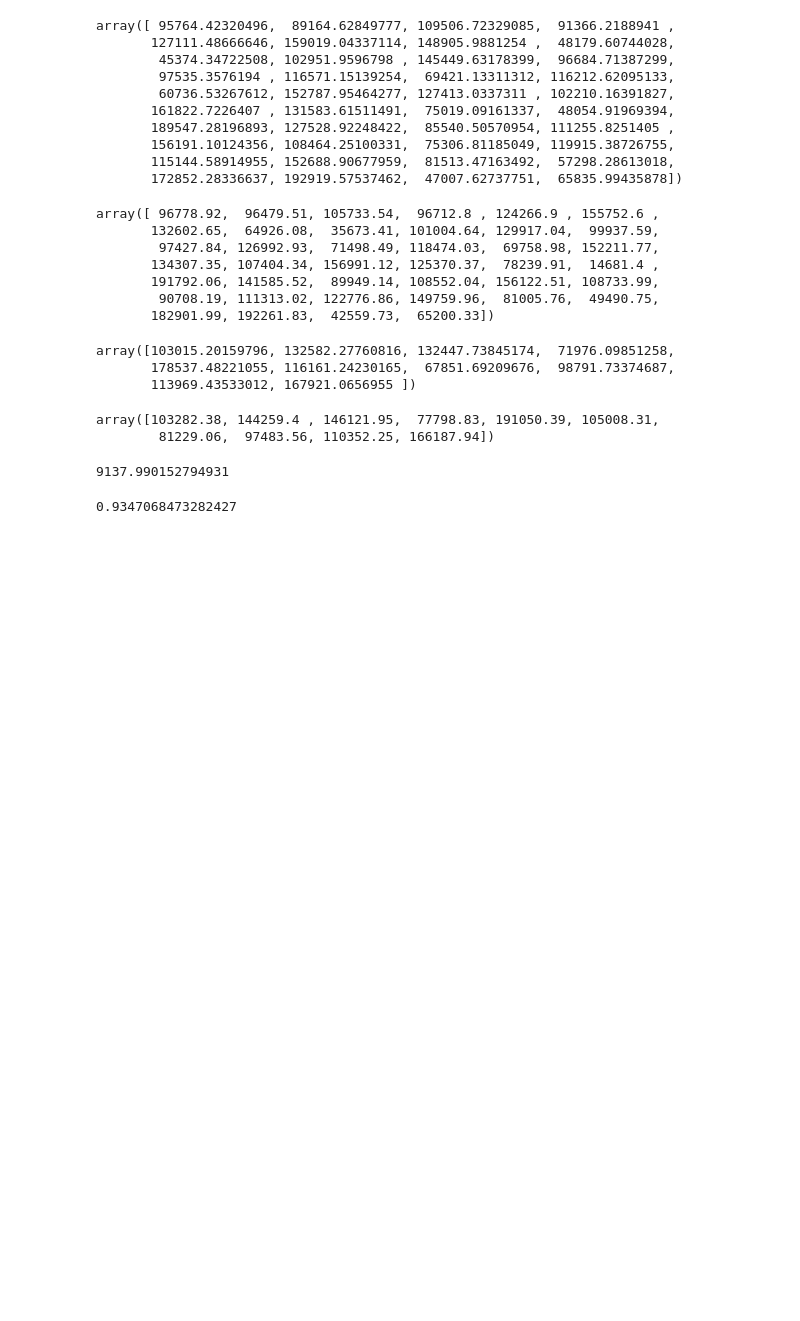
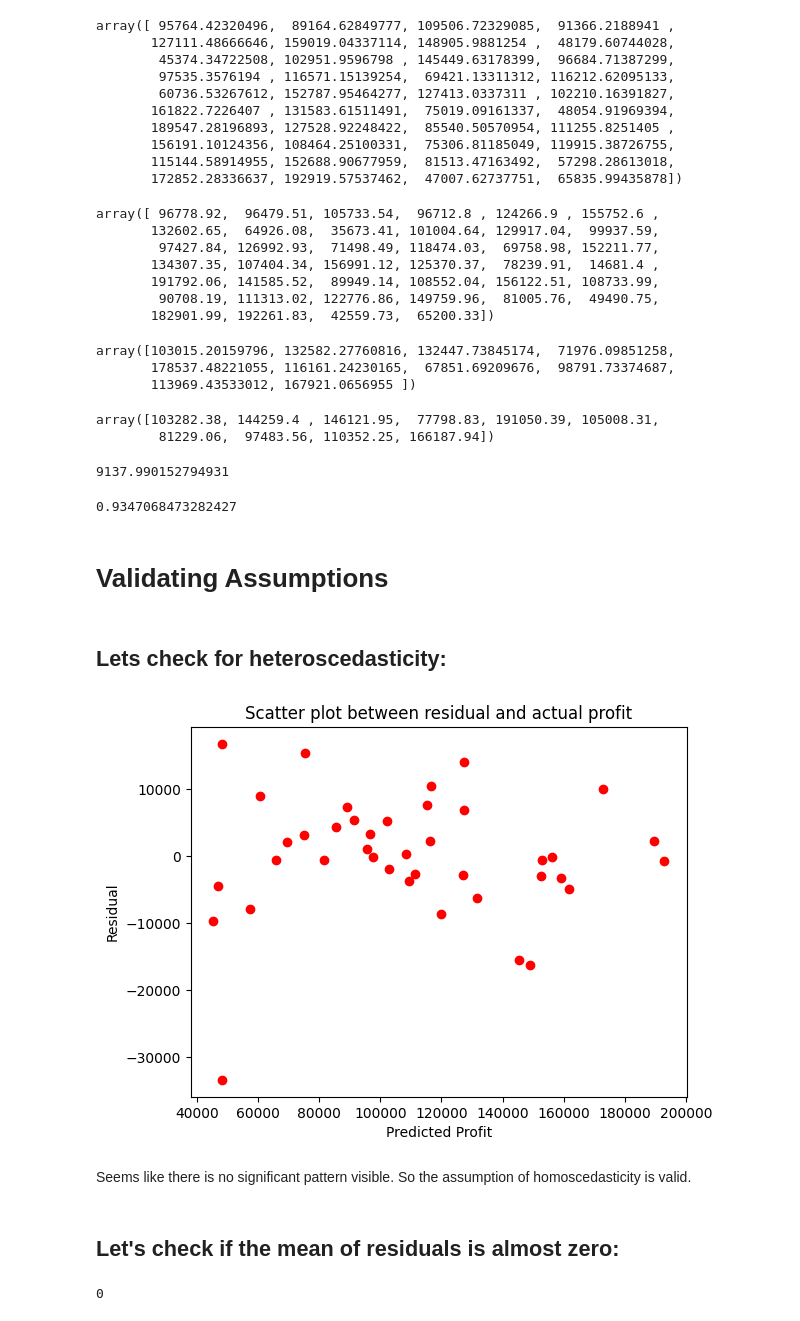
Before and after one commit to sr606/Machine-Learning_Practices, a Jupyter notebook: Shraddha_Assignment_Linear_Regression_Implementation.ipynb, the cells around one changed output. Saved outputs shown, nothing was run; the diff lists cells and outputs as text; code cells hidden in the pictures; blank space fills up the shorter version.

```diff
--- a/Shraddha_Assignment_Linear_Regression_Implementation.ipynb
+++ b/Shraddha_Assignment_Linear_Regression_Implementation.ipynb
@@ -227,3 +230,32 @@ math.sqrt(mean_squared_error(y_test, y_pred))
 r2_score(y_test, y_pred)
 # %% [output]
 0.9347068473282427
+# %% [markdown]
+# Validating Assumptions
+# %%
+y_train_pred = regressor.predict(X_train)
+y_test_pred = regressor.predict(X_test)
+# %%
+#Residual = Actual value - Predicted value
+
+residuals_train = y_train - y_train_pred
+residuals_test = y_test - y_test_pred
+# %% [markdown]
+## Lets check for heteroscedasticity:
+# %%
+#  Plotting scatter plot between residual and fitted values
+plt.scatter(y_train_pred, residuals_train,c='red')
+plt.title('Scatter plot between residual and actual profit')
+plt.xlabel('Predicted Profit')
+plt.ylabel('Residual')
+plt.show()
+# %% [output]
+[figure, added]
+# %% [markdown]
+Seems like there is no significant pattern visible. So the assumption of homoscedasticity is valid.
+# %% [markdown]
+## Let's check if the mean of residuals is almost zero:
+# %%
+round((np.mean(residuals_train)))
+# %% [output]
+0
```
Also changed, not shown: parts of 8 cells of this notebook.
